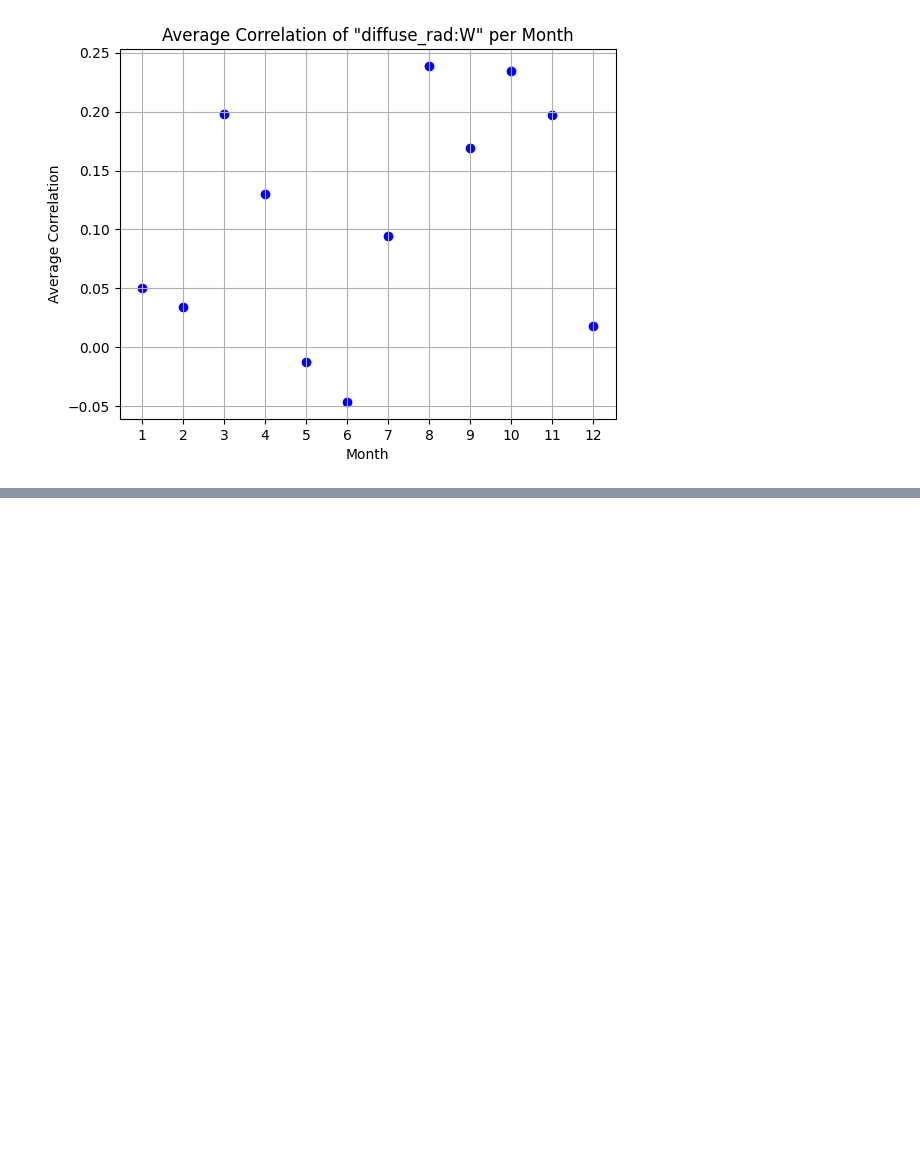
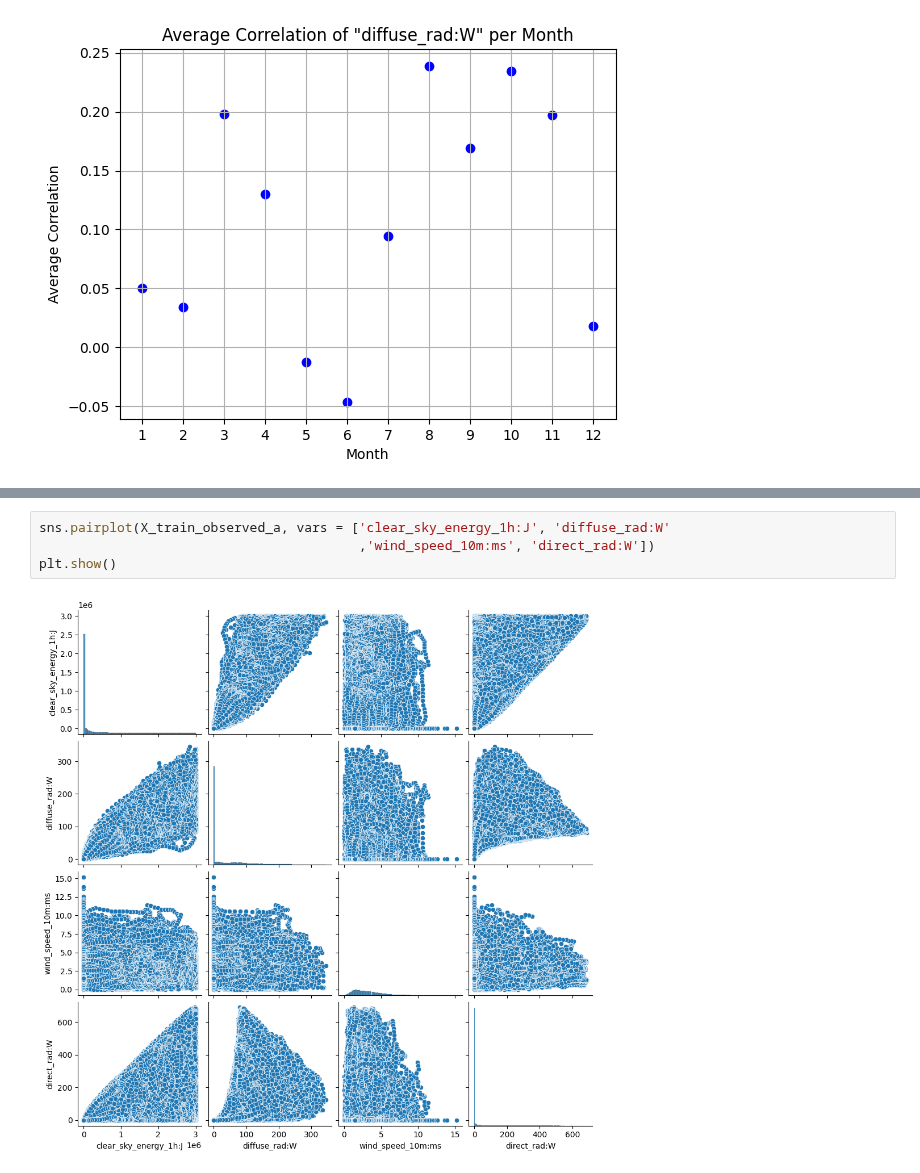
Before and after one commit to simenstang/TDT4173, a Jupyter notebook: data/long_notebook.ipynb, the cells around one changed output, grey strips where cells are left out. Drawn from its saved outputs; the diff is of its cells as text; blank space fills up the shorter version.

```diff
--- a/data/long_notebook.ipynb
+++ b/data/long_notebook.ipynb
@@ -335,0 +502,6 @@ plt.show()
+# %%
+sns.pairplot(X_train_observed_a, vars = ['clear_sky_energy_1h:J', 'diffuse_rad:W'
+                                         ,'wind_speed_10m:ms', 'direct_rad:W'])
+plt.show()
+# %% [output]
+[figure, added]
```
Also changed, not shown: parts of 19 cells of this notebook, 7 other files.
